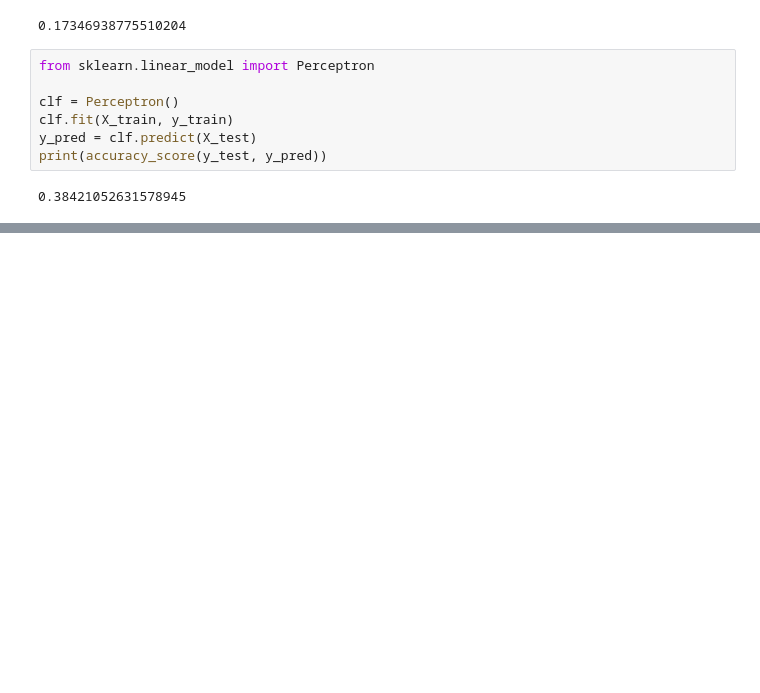
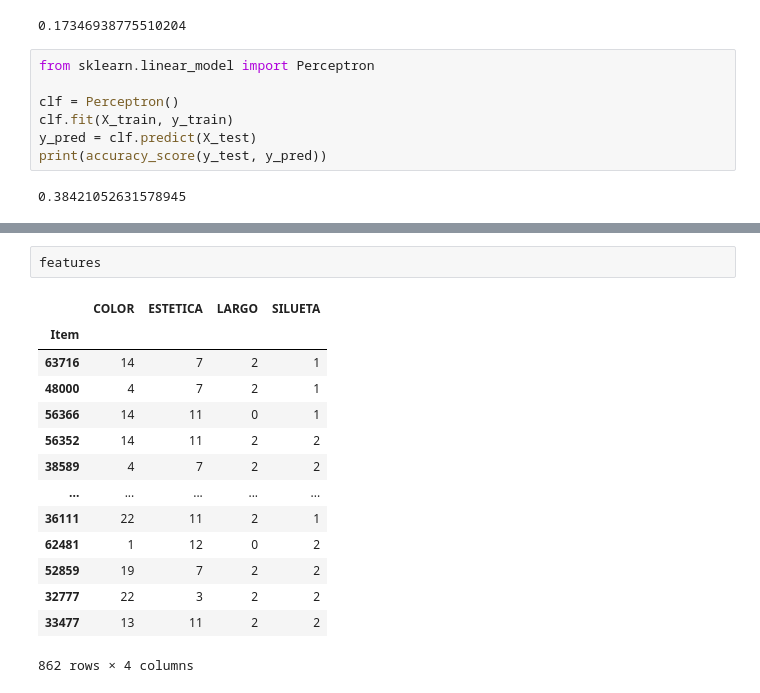
Before and after one commit to DeiviGT1/modelos_prediccion_calificacion, a Jupyter notebook: red_neuronal.ipynb, the cells around one changed output, grey strips where cells are left out. Saved outputs shown, nothing was run; the diff lists cells and outputs as text; blank space fills up the shorter version.

```diff
--- a/red_neuronal.ipynb
+++ b/red_neuronal.ipynb
@@ -589,0 +683,17 @@ print(accuracy_score(y_test, y_pred))
+# %%
+features
+# %% [output]
+|  | COLOR | ESTETICA | LARGO | SILUETA |
+| Item |  |  |  |  |
+| 63716 | 14 | 7 | 2 | 1 |
+| 48000 | 4 | 7 | 2 | 1 |
+| 56366 | 14 | 11 | 0 | 1 |
+| 56352 | 14 | 11 | 2 | 2 |
+| 38589 | 4 | 7 | 2 | 2 |
+| ... | ... | ... | ... | ... |
+| 36111 | 22 | 11 | 2 | 1 |
+| 62481 | 1 | 12 | 0 | 2 |
+| 52859 | 19 | 7 | 2 | 2 |
+| 32777 | 22 | 3 | 2 | 2 |
+| 33477 | 13 | 11 | 2 | 2 |
+862 rows × 4 columns
```
Also changed, not shown: parts of 16 cells of this notebook.
